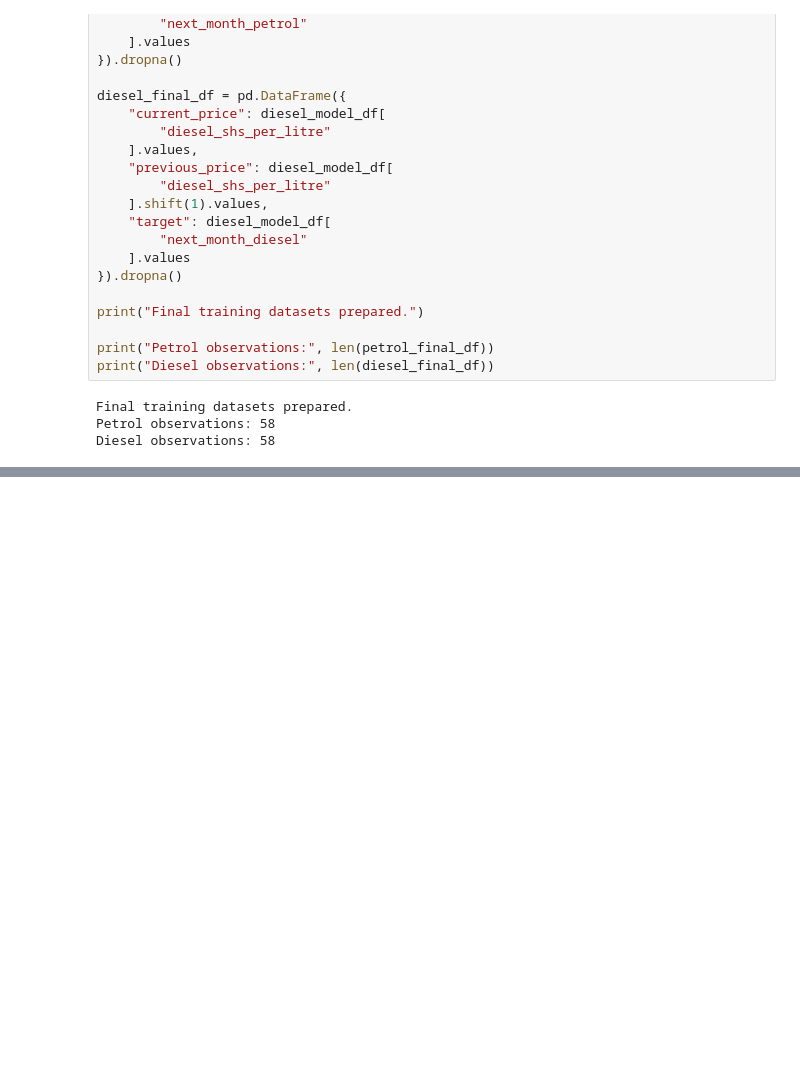
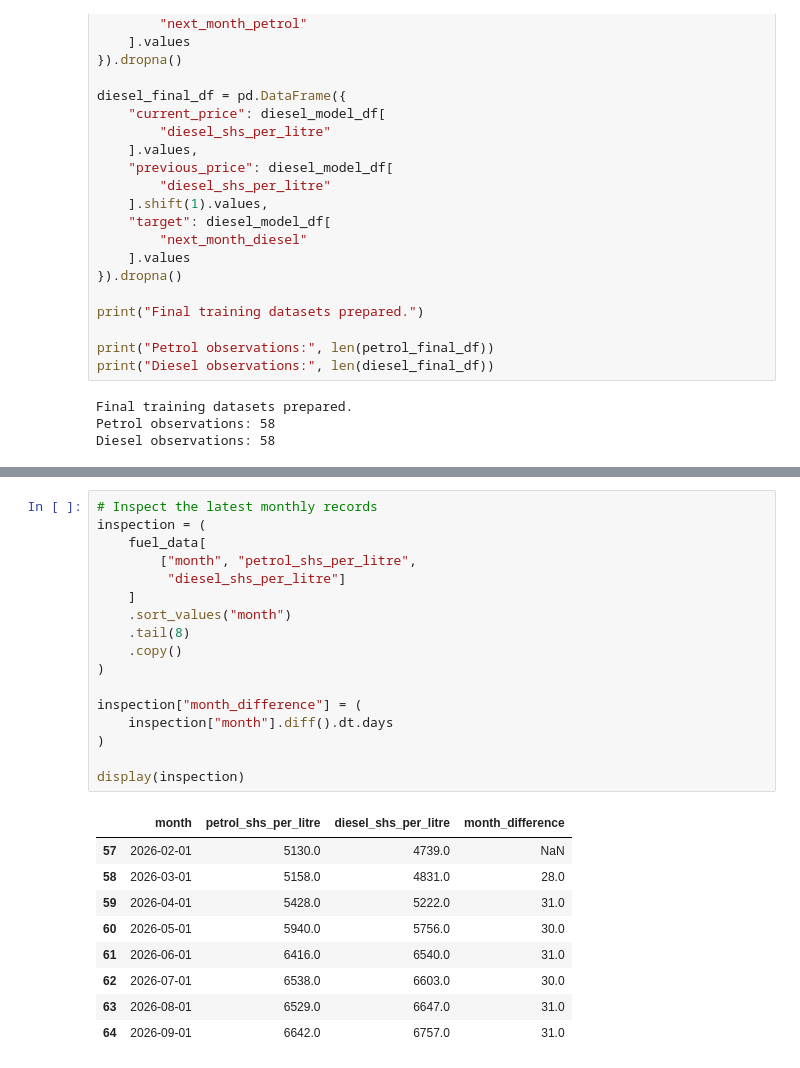
Before and after one commit to amon2100/kampala-fuel-price-predictor, a Jupyter notebook: notebooks/kampala-fuel-price-predictor.ipynb, the cells around one changed output, grey strips where cells are left out. Cells and saved outputs as stored; diff of their text form; blank space fills up the shorter version.

```diff
--- a/notebooks/kampala-fuel-price-predictor.ipynb
+++ b/notebooks/kampala-fuel-price-predictor.ipynb
@@ -3991,0 +4506,27 @@ Diesel observations: 58
+# %%
+# Inspect the latest monthly records
+inspection = (
+    fuel_data[
+        ["month", "petrol_shs_per_litre",
+         "diesel_shs_per_litre"]
+    ]
+    .sort_values("month")
+    .tail(8)
+    .copy()
+)
+
+inspection["month_difference"] = (
+    inspection["month"].diff().dt.days
+)
+
+display(inspection)
+# %% [output]
+|  | month | petrol_shs_per_litre | diesel_shs_per_litre | month_difference |
+| 57 | 2026-02-01 | 5130.0 | 4739.0 | NaN |
+| 58 | 2026-03-01 | 5158.0 | 4831.0 | 28.0 |
+| 59 | 2026-04-01 | 5428.0 | 5222.0 | 31.0 |
+| 60 | 2026-05-01 | 5940.0 | 5756.0 | 30.0 |
+| 61 | 2026-06-01 | 6416.0 | 6540.0 | 31.0 |
+| 62 | 2026-07-01 | 6538.0 | 6603.0 | 30.0 |
+| 63 | 2026-08-01 | 6529.0 | 6647.0 | 31.0 |
+| 64 | 2026-09-01 | 6642.0 | 6757.0 | 31.0 |
```
Also changed, not shown: parts of 14 cells of this notebook, 4 other files.
